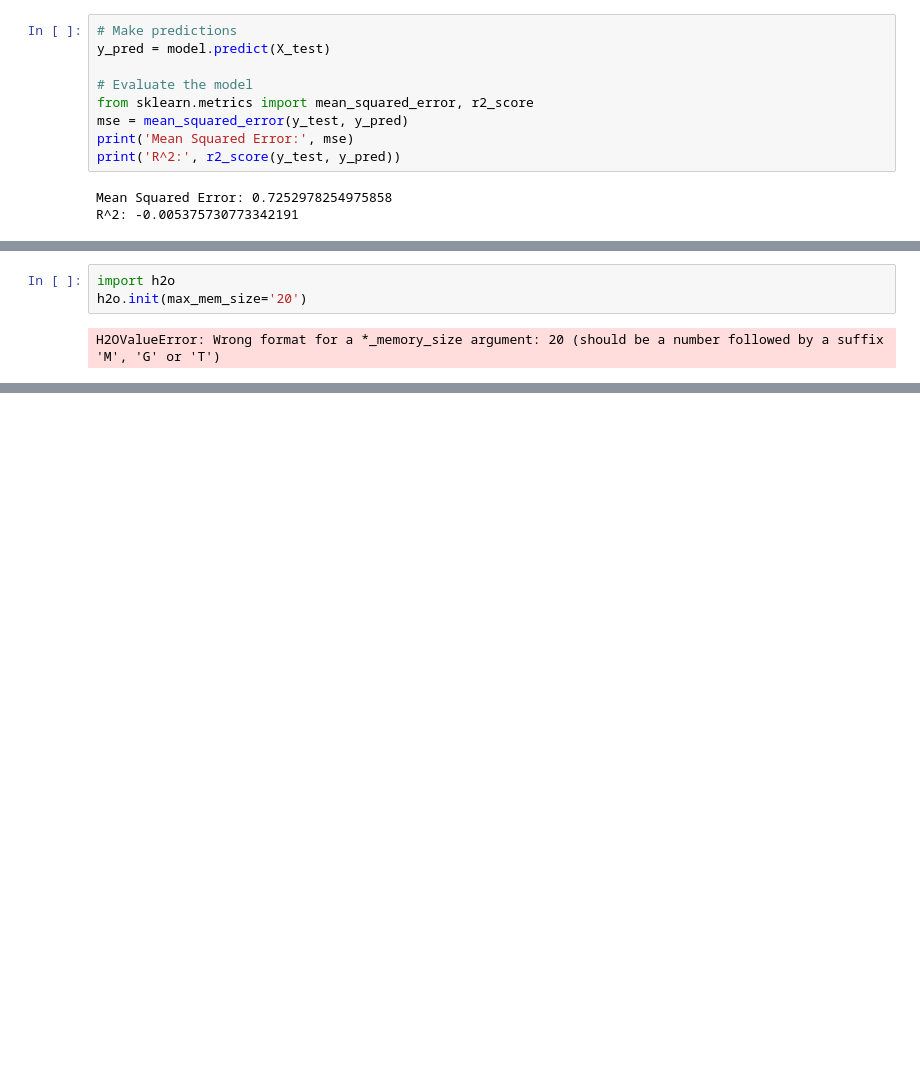
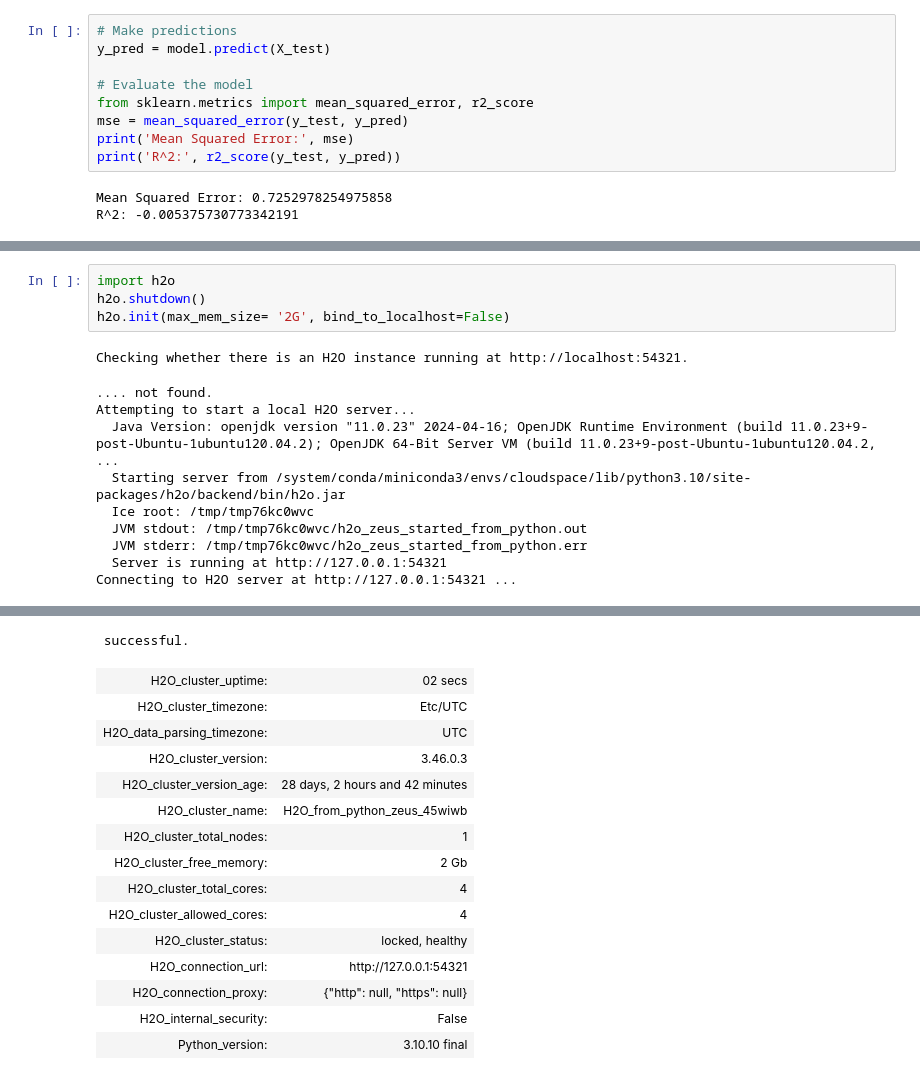
Before and after one commit to AldenBressler/CMU_PGSS2024_CS_LAB, a Jupyter notebook: L4 - 792024/MyFirstRegressionModel.ipynb, the cells around one changed output, grey strips where cells are left out. Drawn from its saved outputs; the diff is of its cells as text; blank space fills up the shorter version.

```diff
--- a/L4 - 792024/MyFirstRegressionModel.ipynb
+++ b/L4 - 792024/MyFirstRegressionModel.ipynb
@@ -50,6 +50,16 @@ fig.show()
 [interactive output not drawn]
 # %%
 import h2o
-h2o.init(max_mem_size='20')
+h2o.shutdown()
+h2o.init(max_mem_size= '2G', bind_to_localhost=False)
 # %% [output]
-H2OValueError: Wrong format for a *_memory_size argument: 20 (should be a number followed by a suffix 'M', 'G' or 'T')
+Checking whether there is an H2O instance running at http://localhost:54321.
+.... not found.
+Attempting to start a local H2O server...
+  Java Version: openjdk version "11.0.23" 2024-04-16; OpenJDK Runtime Environment (build 11.0.23+9-post-Ubuntu-1ubuntu120.04.2); OpenJDK 64-Bit Server VM (build 11.0.23+9-post-Ubuntu-1ubuntu120.04.2,  ...
+  Starting server from /system/conda/miniconda3/envs/cloudspace/lib/python3.10/site-packages/h2o/backend/bin/h2o.jar
+  Ice root: /tmp/tmp76kc0wvc
+  JVM stdout: /tmp/tmp76kc0wvc/h2o_zeus_started_from_python.out
+  JVM stderr: /tmp/tmp76kc0wvc/h2o_zeus_started_from_python.err
+  Server is running at http://127.0.0.1:54321
+Connecting to H2O server at http://127.0.0.1:54321 ...
@@ -55,0 +71,16 @@ H2OValueError: Wrong format for a *_memory_size argument: 20 (should be a number
+ successful.
+| H2O_cluster_uptime: | 02 secs |
+| H2O_cluster_timezone: | Etc/UTC |
+| H2O_data_parsing_timezone: | UTC |
+| H2O_cluster_version: | 3.46.0.3 |
+| H2O_cluster_version_age: | 28 days, 2 hours and 42 minutes |
+| H2O_cluster_name: | H2O_from_python_zeus_45wiwb |
+| H2O_cluster_total_nodes: | 1 |
+| H2O_cluster_free_memory: | 2 Gb |
+| H2O_cluster_total_cores: | 4 |
+| H2O_cluster_allowed_cores: | 4 |
+| H2O_cluster_status: | locked, healthy |
+| H2O_connection_url: | http://127.0.0.1:54321 |
+| H2O_connection_proxy: | {"http": null, "https": null} |
+| H2O_internal_security: | False |
+| Python_version: | 3.10.10 final |
```
Also changed, not shown: parts of 1 cell of this notebook.
